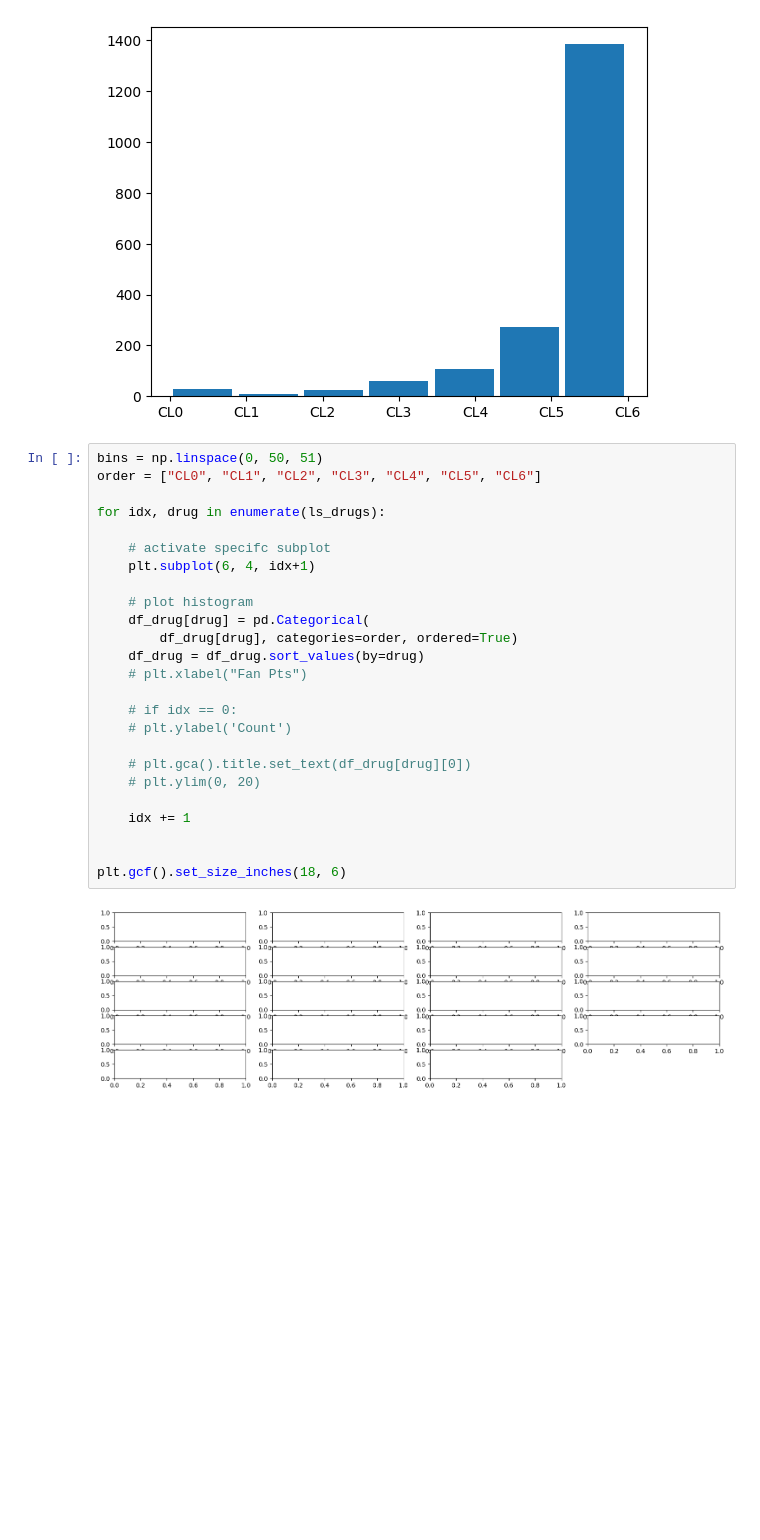
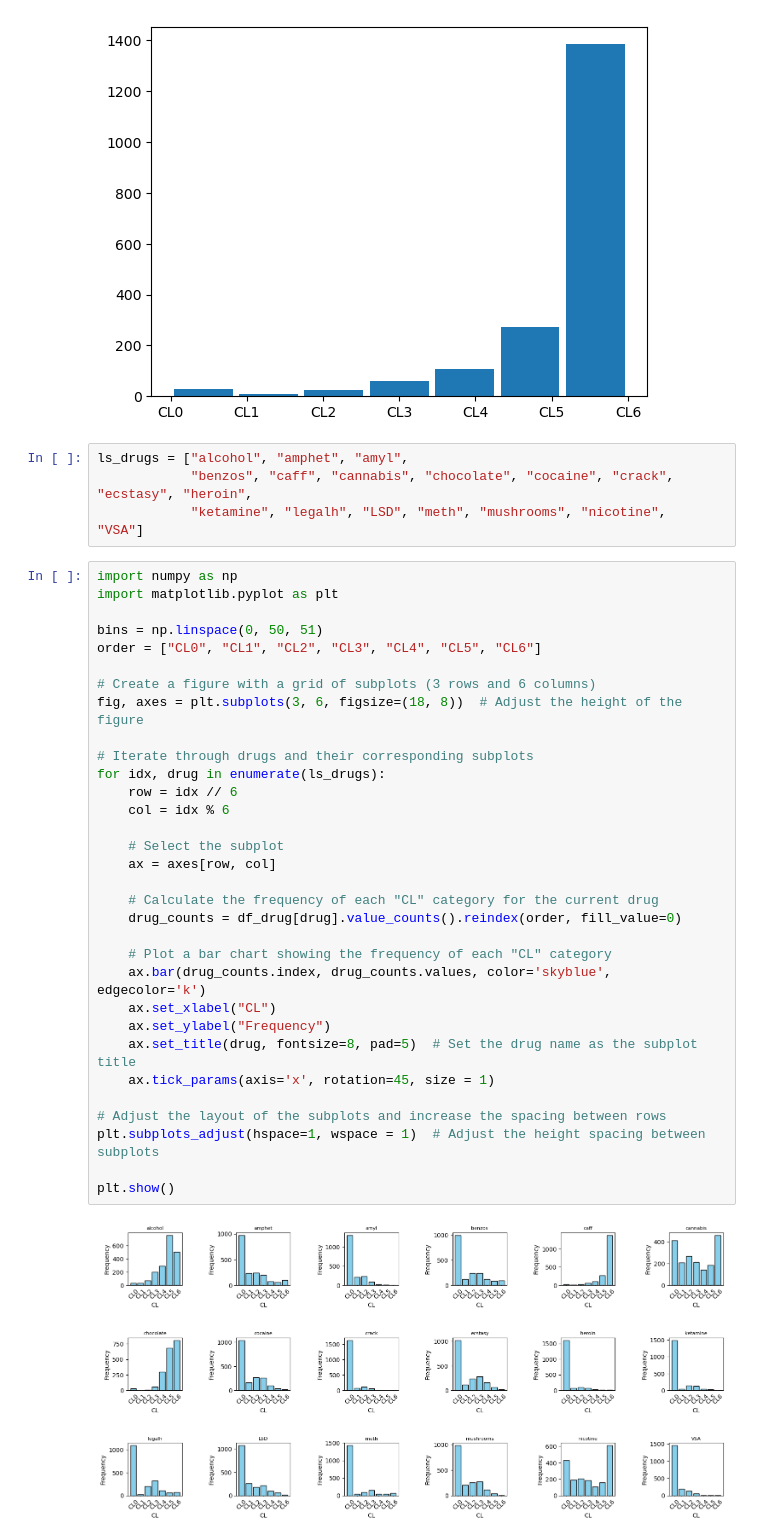
Before and after one commit to madelyn-redick/snowball_2023, a Jupyter notebook: ML_druguse_5factor.ipynb, the cells around one changed output. Saved outputs shown, nothing was run; the diff lists cells and outputs as text; blank space fills up the shorter version.

Commit message:
subplots added

```diff
--- a/ML_druguse_5factor.ipynb
+++ b/ML_druguse_5factor.ipynb
@@ -297,30 +308,41 @@ def create_hist(col, df_drug):
 create_hist("caff", df_drug)
 # %% [output]
 [figure]
-# %%
-bins = np.linspace(0, 50, 51)
-order = ["CL0", "CL1", "CL2", "CL3", "CL4", "CL5", "CL6"]
-
-for idx, drug in enumerate(ls_drugs):
-
-    # activate specifc subplot
-    plt.subplot(6, 4, idx+1)
-
-    # plot histogram
-    df_drug[drug] = pd.Categorical(
-        df_drug[drug], categories=order, ordered=True)
-    df_drug = df_drug.sort_values(by=drug)
-    # plt.xlabel("Fan Pts")
-
-    # if idx == 0:
-    # plt.ylabel('Count')
-
-    # plt.gca().title.set_text(df_drug[drug][0])
-    # plt.ylim(0, 20)
-
-    idx += 1
-
-
-plt.gcf().set_size_inches(18, 6)
-# %% [output]
-[figure, removed]
+# %%
+ls_drugs = ["alcohol", "amphet", "amyl",
+            "benzos", "caff", "cannabis", "chocolate", "cocaine", "crack", "ecstasy", "heroin",
+            "ketamine", "legalh", "LSD", "meth", "mushrooms", "nicotine",  "VSA"]
+# %%
+import numpy as np
+import matplotlib.pyplot as plt
+
+bins = np.linspace(0, 50, 51)
+order = ["CL0", "CL1", "CL2", "CL3", "CL4", "CL5", "CL6"]
+
+# Create a figure with a grid of subplots (3 rows and 6 columns)
+fig, axes = plt.subplots(3, 6, figsize=(18, 8))  # Adjust the height of the figure
+
+# Iterate through drugs and their corresponding subplots
+for idx, drug in enumerate(ls_drugs):
+    row = idx // 6
+    col = idx % 6
+
+    # Select the subplot
+    ax = axes[row, col]
+
+    # Calculate the frequency of each "CL" category for the current drug
+    drug_counts = df_drug[drug].value_counts().reindex(order, fill_value=0)
+
+    # Plot a bar chart showing the frequency of each "CL" category
+    ax.bar(drug_counts.index, drug_counts.values, color='skyblue', edgecolor='k')
+    ax.set_xlabel("CL")
+    ax.set_ylabel("Frequency")
+    ax.set_title(drug, fontsize=8, pad=5)  # Set the drug name as the subplot title
+    ax.tick_params(axis='x', rotation=45, size = 1)
+
+# Adjust the layout of the subplots and increase the spacing between rows
+plt.subplots_adjust(hspace=1, wspace = 1)  # Adjust the height spacing between subplots
+
+plt.show()
+# %% [output]
+[figure, added]
```
Also changed, not shown: parts of 1 cell of this notebook.
